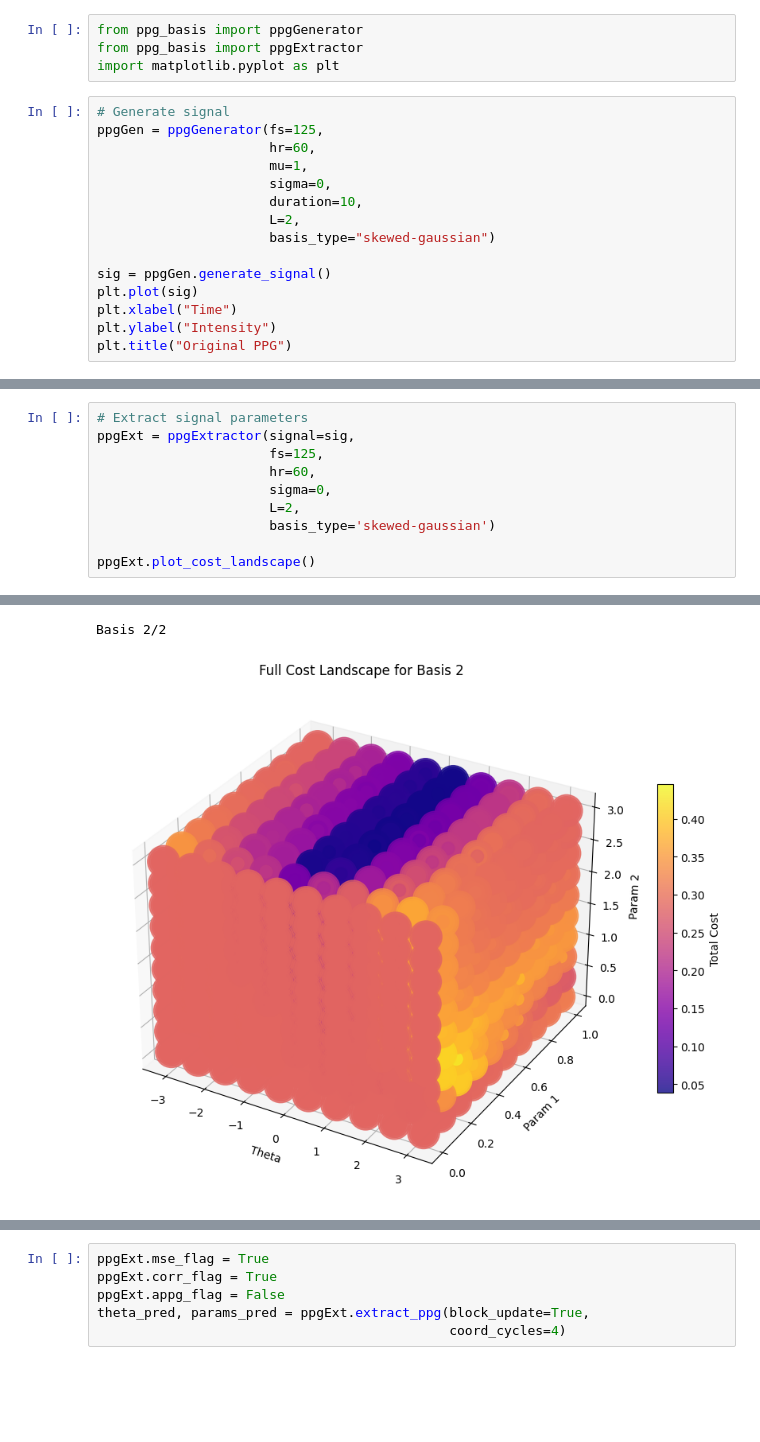
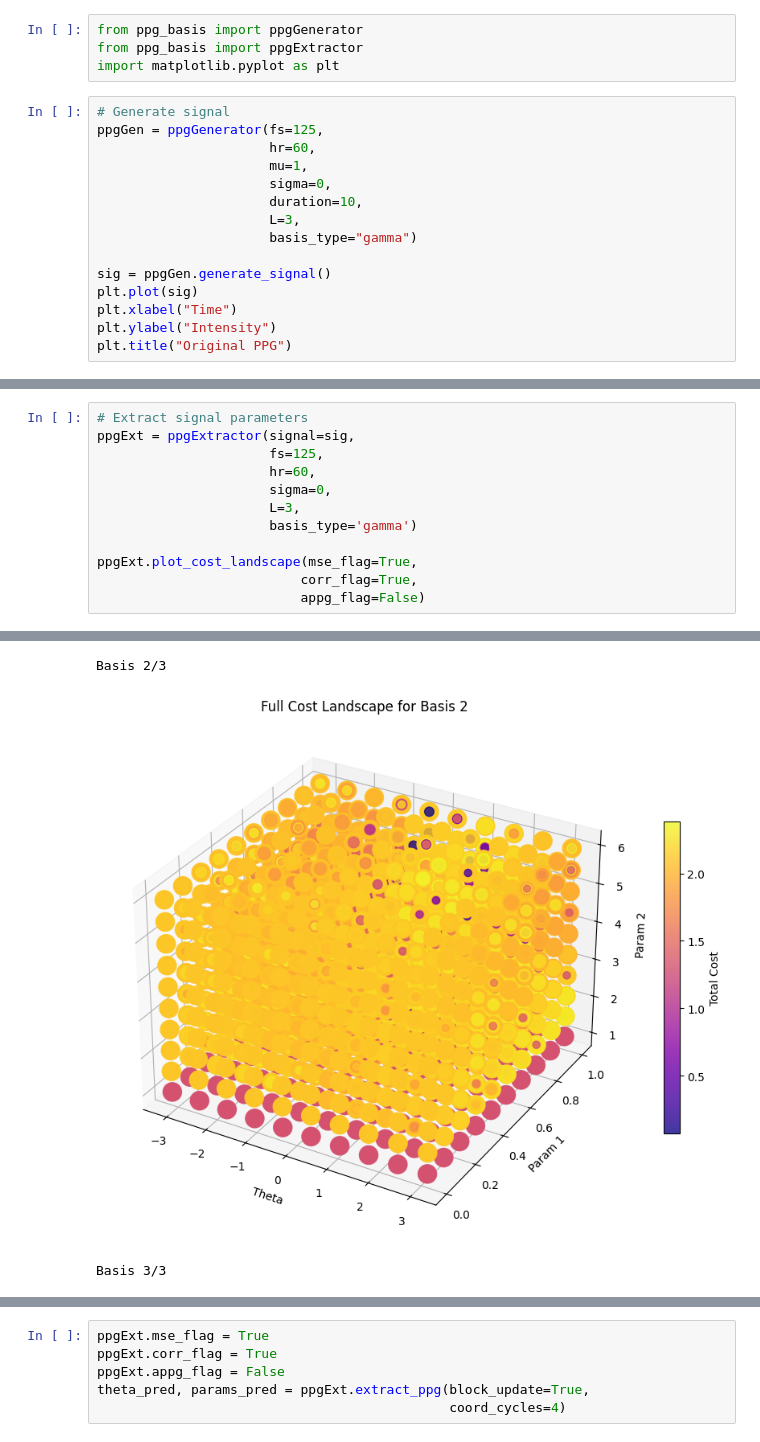
Before and after one commit to BailabUNC/ppg-basis, a Jupyter notebook: testbench.ipynb, the cells around one changed output, grey strips where cells are left out. Cells and saved outputs as stored; diff of their text form; blank space fills up the shorter version.

```diff
--- a/testbench.ipynb
+++ b/testbench.ipynb
@@ -9,8 +9,8 @@ ppgGen = ppgGenerator(fs=125,
                       mu=1,
                       sigma=0,
                       duration=10,
-                      L=2,
-                      basis_type="skewed-gaussian")
+                      L=3,
+                      basis_type="gamma")
 
 sig = ppgGen.generate_signal()
 plt.plot(sig)
@@ -26,8 +26,10 @@ ppgExt = ppgExtractor(signal=sig,
                       fs=125,
                       hr=60,
                       sigma=0,
-                      L=2,
-                      basis_type='skewed-gaussian')
+                      L=3,
+                      basis_type='gamma')
 
-ppgExt.plot_cost_landscape()
+ppgExt.plot_cost_landscape(mse_flag=True,
+                          corr_flag=True,
+                          appg_flag=False)
 # %% [output]
@@ -36,2 +38,3 @@ Basis 1/2
-Basis 2/2
+Basis 2/3
-[figure, old version]
+[figure, new version]
+Basis 3/3
```
Also changed, not shown: parts of 4 cells of this notebook, 2 other files.
